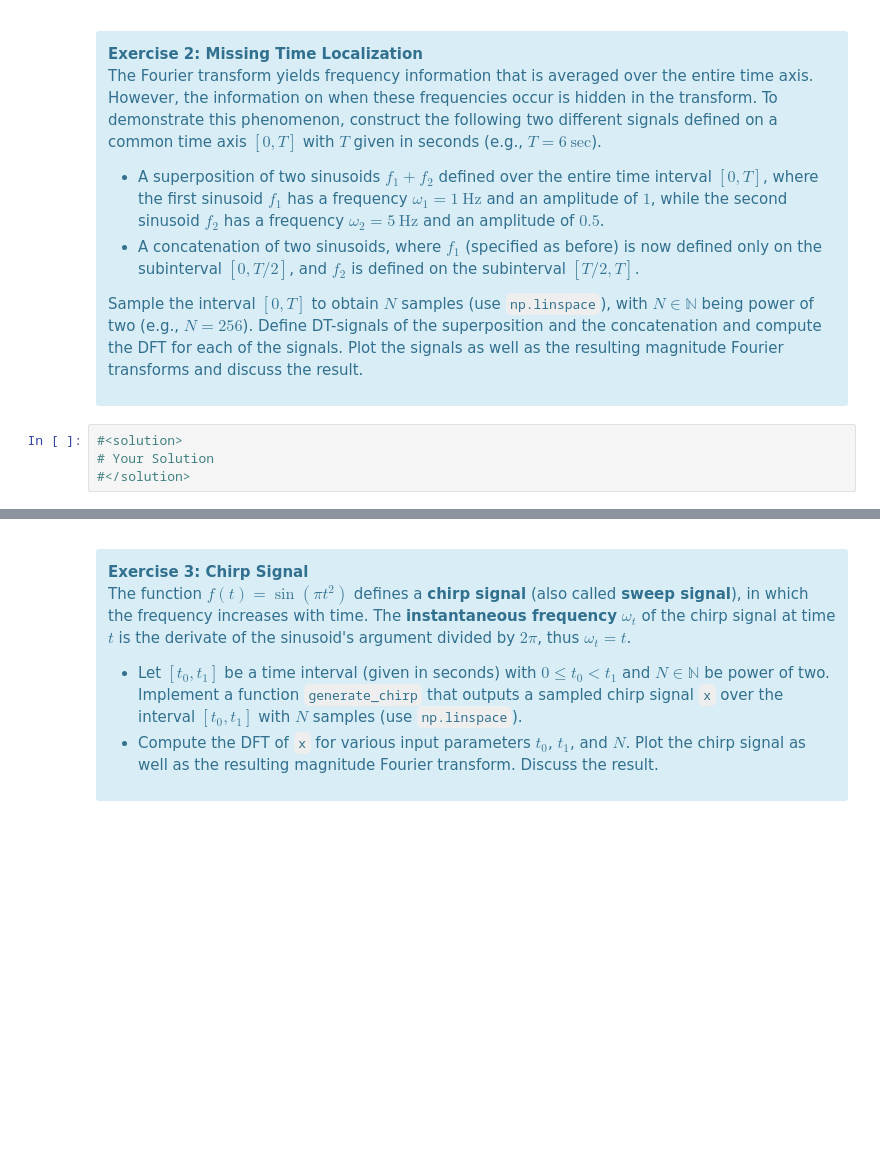
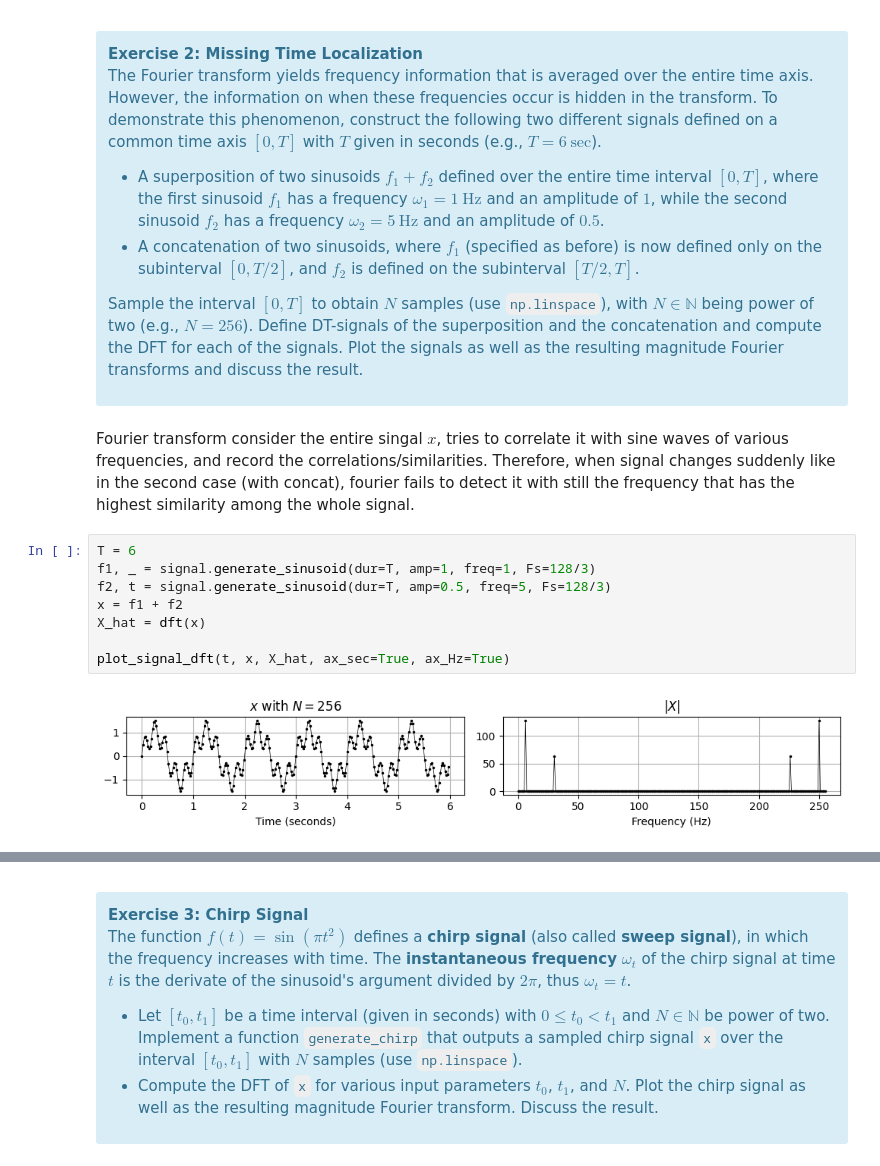
Before and after one commit to wkCircle/hf_audio_tutorial, a Jupyter notebook: FAU_PCP/09_dft_and_fft.ipynb, the cells around one changed output, grey strips where cells are left out. Drawn from its saved outputs; the diff is of its cells as text; blank space fills up the shorter version.

```diff
--- a/FAU_PCP/09_dft_and_fft.ipynb
+++ b/FAU_PCP/09_dft_and_fft.ipynb
@@ -700,7 +718,15 @@ The Fourier transform yields frequency information that is averaged over the ent
 
 Sample the interval $[0,T]$ to obtain $N$ samples (use <code>np.linspace</code>), with $N\in\mathbb{N}$ being power of two (e.g., $N=256$). Define DT-signals of the superposition and the concatenation and compute the DFT for each of the signals. Plot the signals as well as the resulting magnitude Fourier transforms and discuss the result.
 </div>
-# %%
-#<solution>
-# Your Solution
-#</solution>
+# %% [markdown]
+Fourier transform consider the entire singal $x$, tries to correlate it with sine waves of various frequencies, and record the correlations/similarities. Therefore, when signal changes suddenly like in the second case (with concat), fourier fails to detect it with still the frequency that has the highest similarity among the whole signal.
+# %%
+T = 6
+f1, _ = signal.generate_sinusoid(dur=T, amp=1, freq=1, Fs=128/3)
+f2, t = signal.generate_sinusoid(dur=T, amp=0.5, freq=5, Fs=128/3)
+x = f1 + f2
+X_hat = dft(x)
+
+plot_signal_dft(t, x, X_hat, ax_sec=True, ax_Hz=True)
+# %% [output]
+[figure, added]
```
Also changed, not shown: parts of 13 cells of this notebook.
